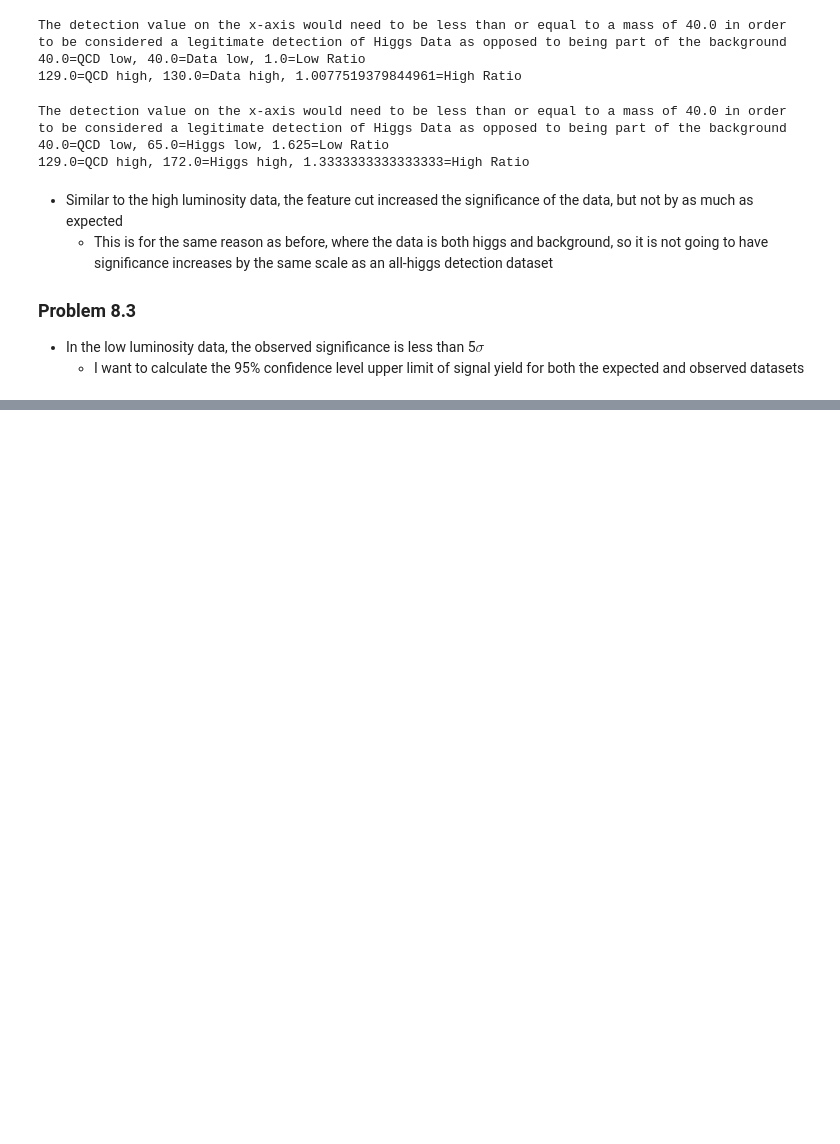
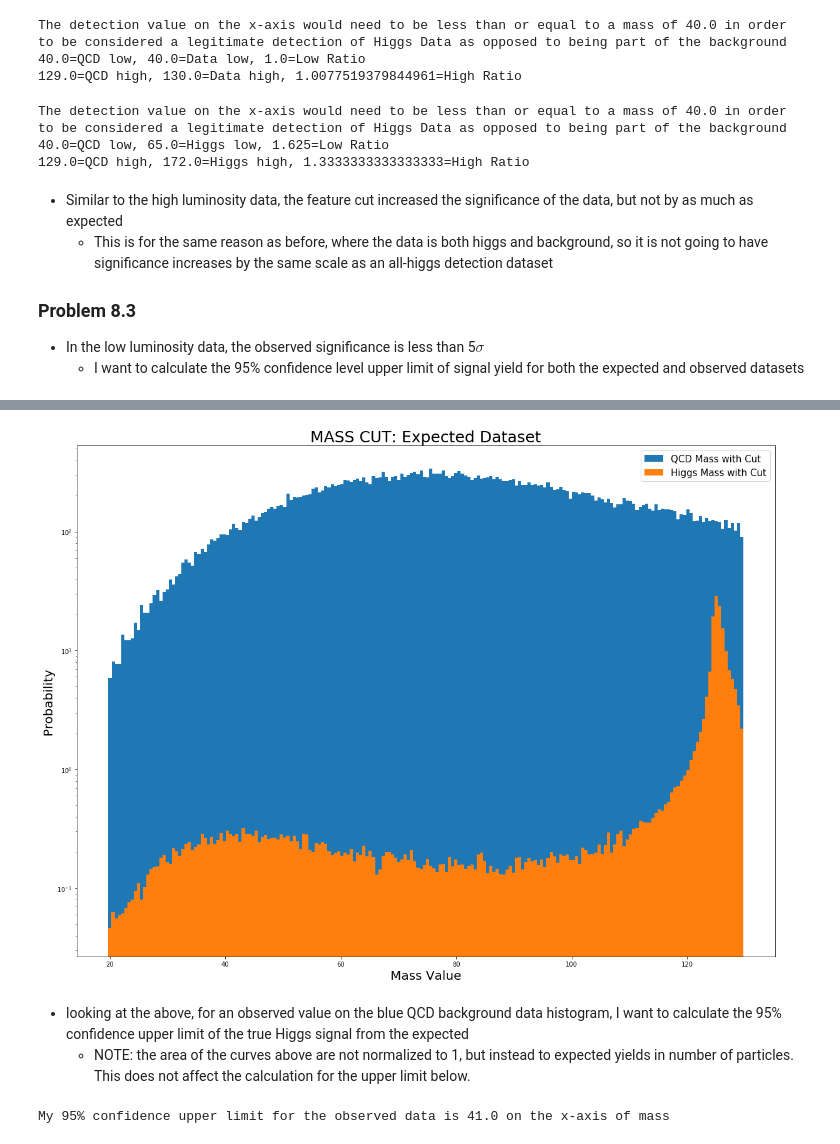
Before and after one commit to jbc1216/434-Portfolio, a Jupyter notebook: FinchCarr_Lab08.ipynb, the cells around one changed output, grey strips where cells are left out. Cells and saved outputs as stored; diff of their text form; code cells hidden in the pictures; blank space fills up the shorter version.

```diff
--- a/FinchCarr_Lab08.ipynb
+++ b/FinchCarr_Lab08.ipynb
@@ -973,0 +986,32 @@ TypeError: unsupported operand type(s) for %: 'list' and 'int'
+# %%
+# Upper limit on Expected Dataset
+plt.yscale('log')
+# Lab 07 Normalized qcd data with Mass Cut
+hist_qcd, bins_q = np.histogram(qMassC, bins=200, density=True)
+widths_qcd = np.diff(bins_q)
+hist_qcd *= n_qcd
+plt.yscale('log')
+plt.bar(bins_q[:-1], hist_qcd, widths_qcd, label = 'QCD Mass with Cut')
+
+# Lab 07 Normalized Higgs Data with Cut
+hist_higgs, bins_higgs = np.histogram(hMassC, bins=200, density=True)
+widths_higgs = np.diff(bins_higgs)
+hist_higgs *= n_higgs
+plt.bar(bins_higgs[:-1], hist_higgs, widths_higgs, label = "Higgs Mass with Cut")
+
+plt.title('MASS CUT: Expected Dataset', size=25)
+plt.xlabel('Mass Value', size=20)
+plt.ylabel('Probability', size=20)
+plt.legend(fontsize=15)
+plt.show()
+# %% [output]
+[figure, added]
+# %% [markdown]
+- looking at the above, for an observed value on the blue QCD background data histogram, I want to calculate the 95% confidence upper limit of the true Higgs signal from the expected
+  - NOTE: the area of the curves above are not normalized to 1, but instead to expected yields in number of particles. This does not affect the calculation for the upper limit below.
+# %%
+# want to find the value on the Higgs graph that when calculating an integral underneath the orange curve from right to left, I get a value of 0.95 since the area under this curve is 1
+upperExp = stats.poisson.isf(0.95, mu=30, loc=20)
+print(f'My 95% confidence upper limit for the observed data is {upperExp} on the x-axis of mass')
+# %% [output]
+My 95% confidence upper limit for the observed data is 41.0 on the x-axis of mass
```
Also changed, not shown: parts of 9 cells of this notebook.
